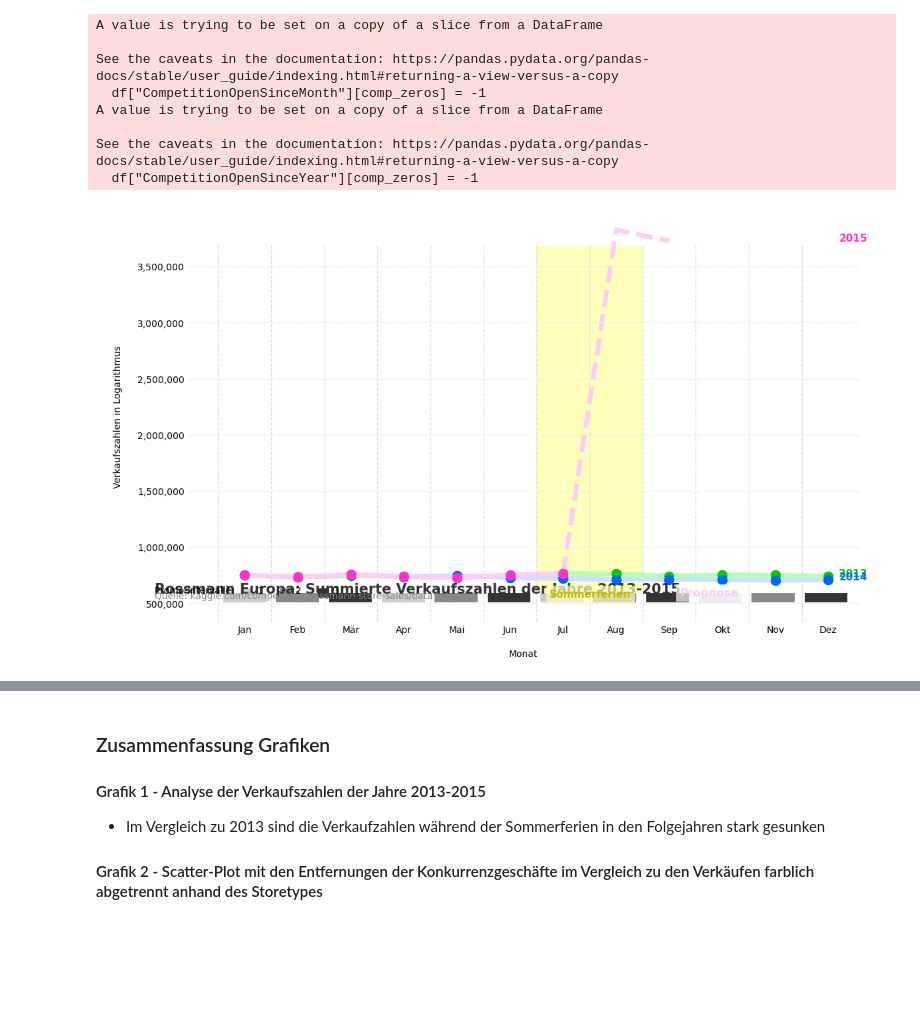
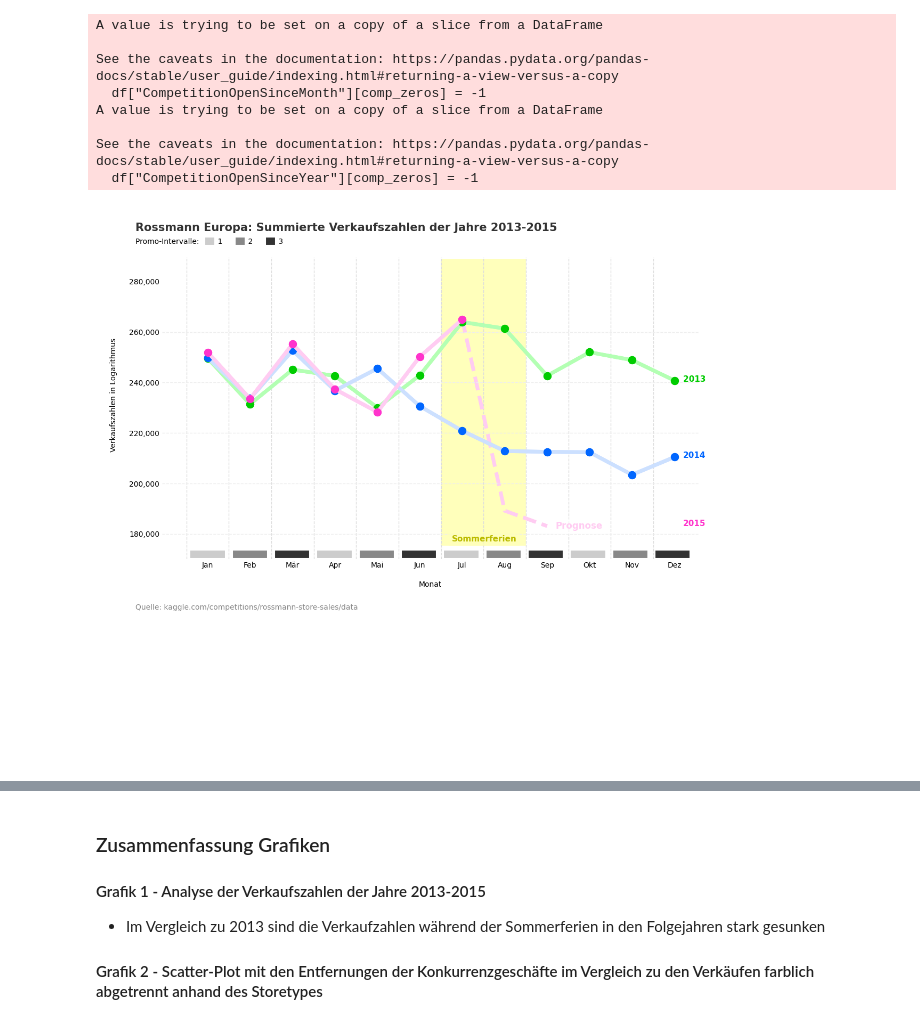
Before and after one commit to TheLoneCoderpy/rossmann_sales_prediction, a Jupyter notebook: notebook.ipynb, the cells around one changed output, grey strips where cells are left out. Cells and saved outputs as stored; diff of their text form; code cells hidden in the pictures; blank space fills up the shorter version.

```diff
--- a/notebook.ipynb
+++ b/notebook.ipynb
@@ -638,12 +638,13 @@ final_test_dataset = TestDataset(final_test_df)
 device = torch.device("cuda" if torch.cuda.is_available() else "cpu")
 model = Model()
 model.to(device)
-model.load_state_dict(torch.load("model_final_save.pt", map_location=torch.device(device)))
+model.load_state_dict(torch.load("model_final.pt", map_location=torch.device(device)))
 model.eval()
 
 # Die Vorhersagen des Modells auf die Testdaten erstellen
 for xb in final_test_dataset:
-    xb = xb.unsqueeze(0)  # Die Dimension des Eingabevektors erhöhen - D.h. von (x,) auf (1, x)
+    xb = xb.unsqueeze(0)
+    xb = xb.to(device)  # Die Dimension des Eingabevektors erhöhen - D.h. von (x,) auf (1, x)
     y_hat = model(xb)
     nn_res.append(np.exp(y_hat.item()))  # Die Vorhersage mit e^x verrechnet in die Ergebnisliste einfügen
 
@@ -700,7 +697,7 @@ final_test_df = final_test_df.drop("id", axis=1)
 
 # Das Modell mit den Gewichten aus dem Zwischenstand laden
 model = Model()
-model.load_state_dict(torch.load("model_final_save.pt"))
+model.load_state_dict(torch.load("model_final.pt"))
 model.eval()
 
 # Die Vorhersagen des Modells auf die Testdaten erstellen
@@ -764,45 +761,45 @@ ax.set_yticklabels(yticks)
 
 # Beschriftungen hinzufügen
 ax.text(s=" ", x=0, y=91500)
-ax.text(s="\nRossmann Europa: Summierte Verkaufszahlen der Jahre 2013-2015", x = -1.7, y = 92000, fontsize=15, fontweight="bold", color="#333333")
+ax.text(s="\nRossmann Europa: Summierte Verkaufszahlen der Jahre 2013-2015", x = -1.7, y = 300000, fontsize=15, fontweight="bold", color="#333333")
 ax.text(s="2013    ", x=11.2, y=nums13[-1]-500, fontsize=11, fontweight="bold", color=p1colors[0])
 ax.text(s="2014", x=11.2, y=nums14[-1]-300, fontsize=11, fontweight="bold", color=p1colors[1])
 ax.text(s="2015", x=11.2, y=nums15_nn[-1], fontsize=11, fontweight="bold", color=p1colors[2])
-ax.text(s="Quelle: kaggle.com/competitions/rossmann-store-sales/data", x=-1.7, y=42000, fontsize=10, color="#888888")
+ax.text(s="Quelle: kaggle.com/competitions/rossmann-store-sales/data", x=-1.7, y=150000, fontsize=10, color="#888888")
 ax.set_xlabel("\nMonat")
 ax.set_ylabel("\nVerkaufszahlen in Logarithmus\n")
 ax.tick_params(axis='x', length=0)
 ax.tick_params(axis='y', length=0)
 
 # Promointervalle je Monat anzeigen
 promo_key = [1, 2, 3, 1, 2, 3, 1, 2, 3, 1, 2, 3]
 c = "red"
 for i, v in enumerate(promo_key):
         match v:
             case 1:
                 c = "#cccccc"
             case 2:
                 c = "#888888"
             case 3:
 
                 c = "#333333"
-        ax.axhline(y=50000, xmin=i*(1/12.7)+0.06, xmax=i*(1/12.7)+0.11, linewidth=10, color=c)
+        ax.axhline(y=172000, xmin=i*(1/12.7)+0.06, xmax=i*(1/12.7)+0.11, linewidth=10, color=c)
 
-ax.text(s="Promo-Intervalle:        1           2           3", x=-1.7, y=90000)
+ax.text(s="Promo-Intervalle:        1           2           3", x=-1.7, y=295000)
 off = 0.057
-ax.axhline(y=90300, linewidth=10, xmin=0.087, xmax=0.09, color="#cccccc")
-ax.axhline(y=90300, linewidth=10, xmin=0.087+off, xmax=0.09+off, color = "#888888")
-ax.axhline(y=90300, linewidth=10, xmin=0.087+off*2, xmax=0.09+off*2, color = "#333333")
-ax.text(s="Prognose", x=8.2, y=62600, fontsize=12, fontweight="bold", color=p1colors_sat[2], bbox=dict(facecolor="white", alpha=0.7, edgecolor="none"))
-ax.axvline(x=6.5, ymin=0.2, ymax=0.785, color="#ffffbb", linewidth=115, zorder=0)
+ax.axhline(y=296000, linewidth=10, xmin=0.087, xmax=0.09, color="#cccccc")
+ax.axhline(y=296000, linewidth=10, xmin=0.087+off, xmax=0.09+off, color = "#888888")
+ax.axhline(y=296000, linewidth=10, xmin=0.087+off*2, xmax=0.09+off*2, color = "#333333")
+ax.text(s="Prognose", x=8.2, y=182000, fontsize=12, fontweight="bold", color=p1colors_sat[2], bbox=dict(facecolor="white", alpha=0.7, edgecolor="none"))
+ax.axvline(x=6.5, ymin=0.17, ymax=0.785, color="#ffffbb", linewidth=115, zorder=0)
 
 # Ferienintervall anzeigen
-ax.text(s="Sommerferien", x=5.75, y=52000, color="#bbbb00", fontweight="bold", fontsize=11, bbox=dict(facecolor="#ffffbb", alpha=0.7, edgecolor="none"))
-
+ax.text(s="Sommerferien", x=5.75, y=177000, color="#bbbb00", fontweight="bold", fontsize=11, bbox=dict(facecolor="#ffffbb", alpha=0.7, edgecolor="none"))
+ax.set_ylim(170000, 300000)
 plot_lines()
 plt.show()
 # %% [output]
-[figure, old version]
+[figure, new version]
 # %%
 # Plot 2: Scatter-plot mit Entfernungen der Konkurrenzgeschäfte auf der X-Achse und den Verkäufen der jeweiligen Geschäfte auf der Y-Achse. Die Punkte sind farblich nach StoreType unterschieden
 a = 0.007
```
Also changed, not shown: parts of 4 cells of this notebook.
